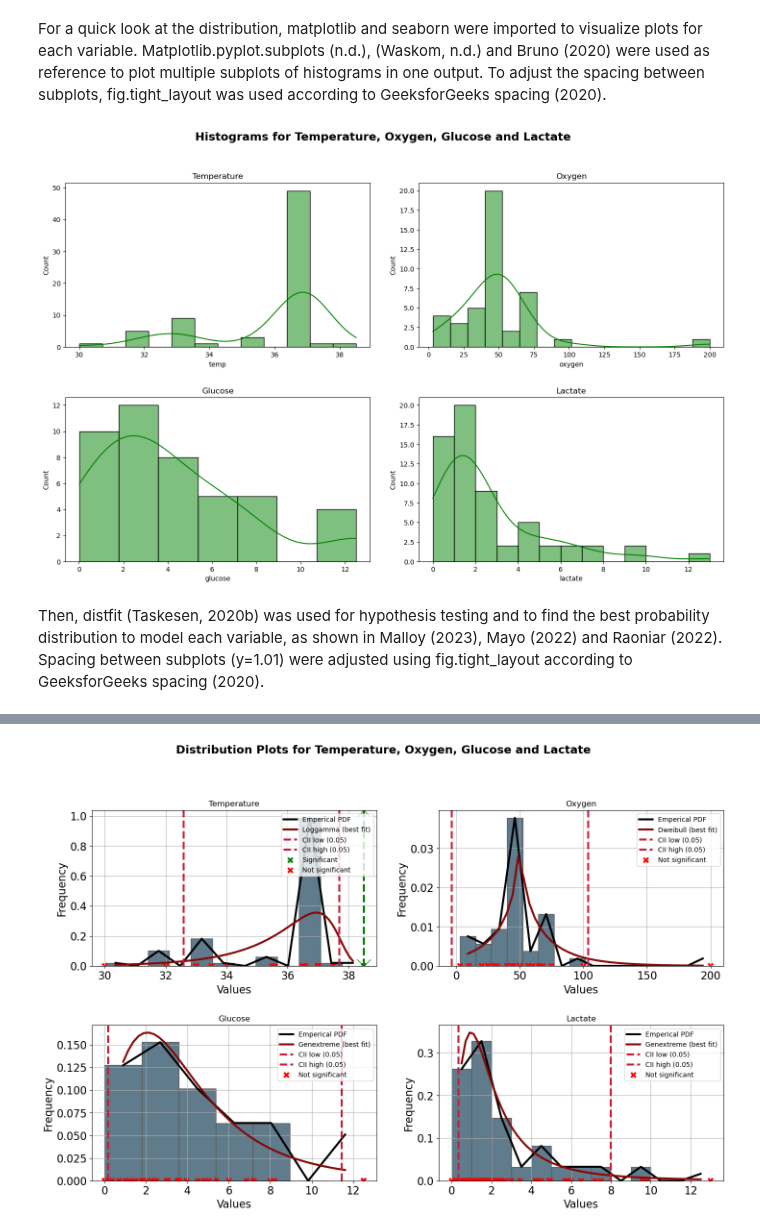
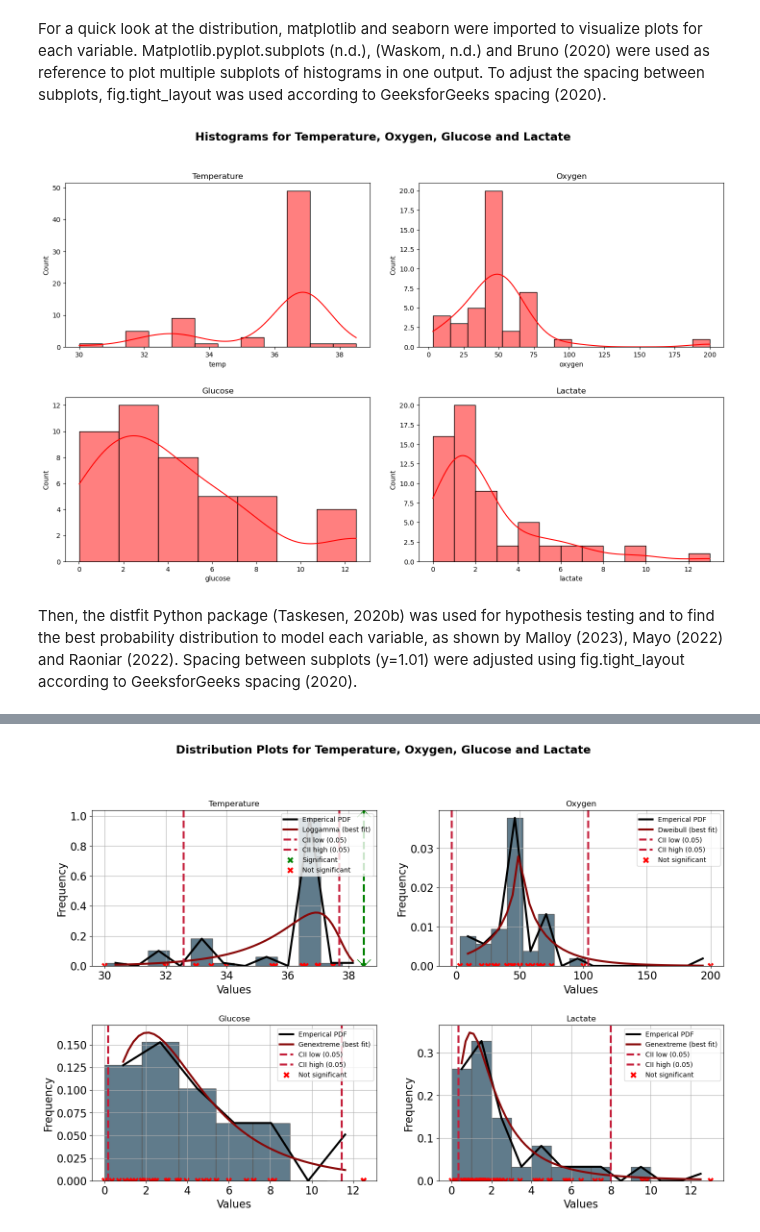
Before and after one commit to nurbujang/1progdaw23, a Jupyter notebook: project1.ipynb, the cells around one changed output, grey strips where cells are left out. Saved outputs shown, nothing was run; the diff lists cells and outputs as text; code cells hidden in the pictures.

```diff
--- a/project1.ipynb
+++ b/project1.ipynb
@@ -246,40 +248,40 @@ For a quick look at the distribution, matplotlib and seaborn were imported to vi
 # create multiple subplots with 2 rows and 2 columns
 fig, axs = plt.subplots(2, 2, figsize=[15, 10])
 
 fig.suptitle('Histograms for Temperature, Oxygen, Glucose and Lactate',
              fontweight='bold', size=17)
 
 sns.histplot(df['temp'],
-             kde=True, color='green', label='Data',
+             kde=True, color='red', label='Data',
              ax=axs[0,0]
              )
 axs[0,0].set_title('Temperature')
 
 sns.histplot(df['oxygen'],
-             kde=True, color='green', label='Data',
+             kde=True, color='red', label='Data',
              ax=axs[0,1]
              )
 axs[0,1].set_title('Oxygen')
 
 sns.histplot(df['glucose'],
-             kde=True, color='green', label='Data',
+             kde=True, color='red', label='Data',
              ax=axs[1,0]
              )
 axs[1,0].set_title('Glucose')
 
 sns.histplot(df['lactate'],
-             kde=True, color='green', label='Data',
+             kde=True, color='red', label='Data',
              ax=axs[1,1]
              )
 axs[1,1].set_title('Lactate')
 
 fig.tight_layout(pad=3.0)
 
 plt.show();
 # %% [output]
-[figure, old version]
+[figure, new version]
 # %% [markdown]
-Then, distfit (Taskesen, 2020b) was used for hypothesis testing and to find the best probability distribution to model each variable, as shown in Malloy (2023), Mayo (2022) and Raoniar (2022). Spacing between subplots (y=1.01) were adjusted using fig.tight_layout according to GeeksforGeeks spacing (2020).
+Then, the distfit Python package (Taskesen, 2020b) was used for hypothesis testing and to find the best probability distribution to model each variable, as shown by Malloy (2023), Mayo (2022) and Raoniar (2022). Spacing between subplots (y=1.01) were adjusted using fig.tight_layout according to GeeksforGeeks spacing (2020).
 # %%
 dists = {} # create a list of columns
 
```
Also changed, not shown: parts of 69 cells of this notebook, 2 other files.
